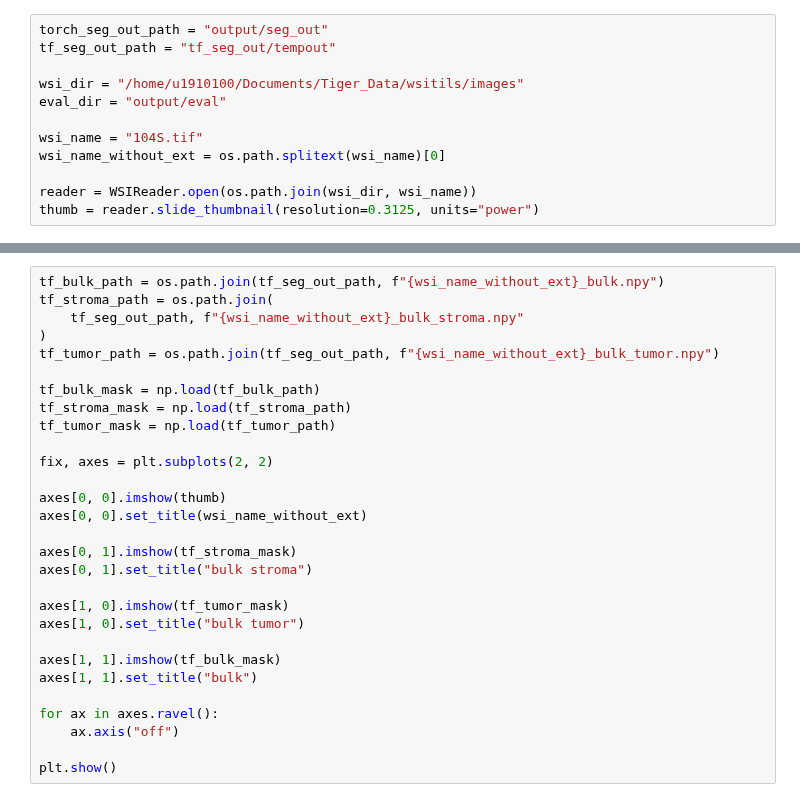
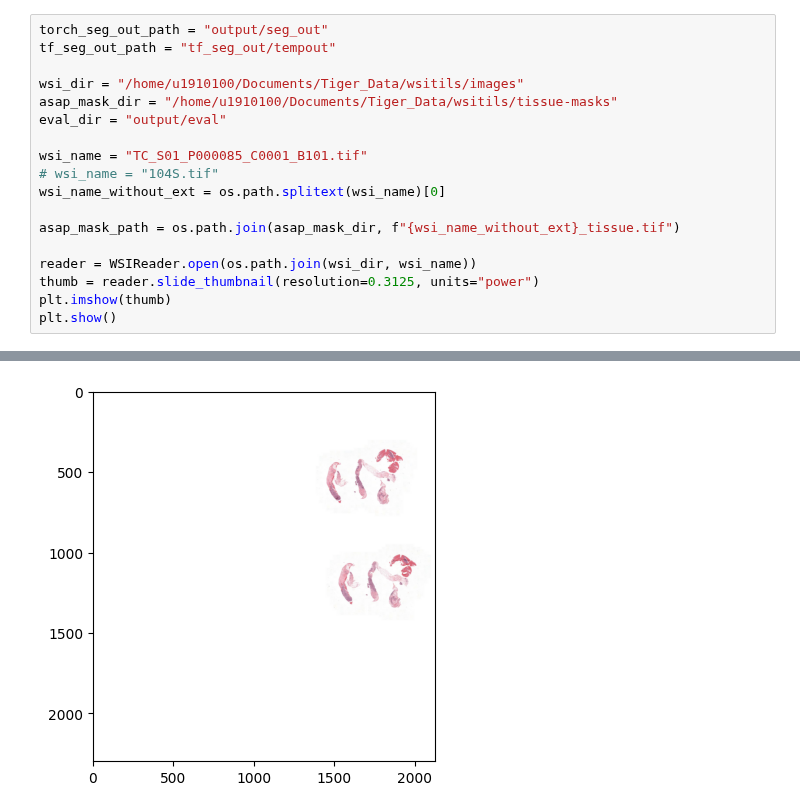
Before and after one commit to Jiaqi-Lv/TIAger-Torch, a Jupyter notebook: test.ipynb, the cells around one changed output, grey strips where cells are left out. Saved outputs shown, nothing was run; the diff lists cells and outputs as text.

```diff
--- a/test.ipynb
+++ b/test.ipynb
@@ -142,10 +19,17 @@ torch_seg_out_path = "output/seg_out"
 tf_seg_out_path = "tf_seg_out/tempout"
 
 wsi_dir = "/home/u1910100/Documents/Tiger_Data/wsitils/images"
+asap_mask_dir = "/home/u1910100/Documents/Tiger_Data/wsitils/tissue-masks"
 eval_dir = "output/eval"
 
-wsi_name = "104S.tif"
+wsi_name = "TC_S01_P000085_C0001_B101.tif"
+# wsi_name = "104S.tif"
 wsi_name_without_ext = os.path.splitext(wsi_name)[0]
+
+asap_mask_path = os.path.join(asap_mask_dir, f"{wsi_name_without_ext}_tissue.tif")
 
 reader = WSIReader.open(os.path.join(wsi_dir, wsi_name))
 thumb = reader.slide_thumbnail(resolution=0.3125, units="power")
+plt.imshow(thumb)
+plt.show()
+# %% [output]
@@ -152,29 +38 @@ thumb = reader.slide_thumbnail(resolution=0.3125, units="power")
+[figure, added]
-# %%
-tf_bulk_path = os.path.join(tf_seg_out_path, f"{wsi_name_without_ext}_bulk.npy")
-tf_stroma_path = os.path.join(
-    tf_seg_out_path, f"{wsi_name_without_ext}_bulk_stroma.npy"
-)
-tf_tumor_path = os.path.join(tf_seg_out_path, f"{wsi_name_without_ext}_bulk_tumor.npy")
-
-tf_bulk_mask = np.load(tf_bulk_path)
-tf_stroma_mask = np.load(tf_stroma_path)
-tf_tumor_mask = np.load(tf_tumor_path)
-
-fix, axes = plt.subplots(2, 2)
-
-axes[0, 0].imshow(thumb)
-axes[0, 0].set_title(wsi_name_without_ext)
-
-axes[0, 1].imshow(tf_stroma_mask)
-axes[0, 1].set_title("bulk stroma")
-
-axes[1, 0].imshow(tf_tumor_mask)
-axes[1, 0].set_title("bulk tumor")
-
-axes[1, 1].imshow(tf_bulk_mask)
-axes[1, 1].set_title("bulk")
-
-for ax in axes.ravel():
-    ax.axis("off")
-
-plt.show()
```
Also changed, not shown: parts of 7 cells of this notebook, 6 other files.
